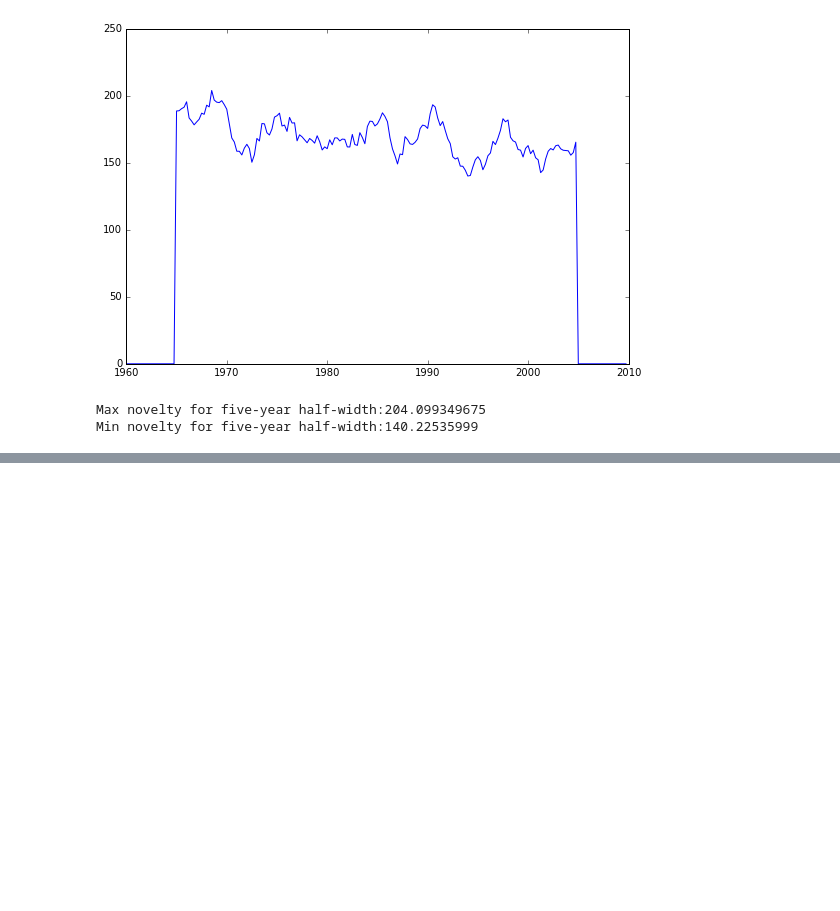
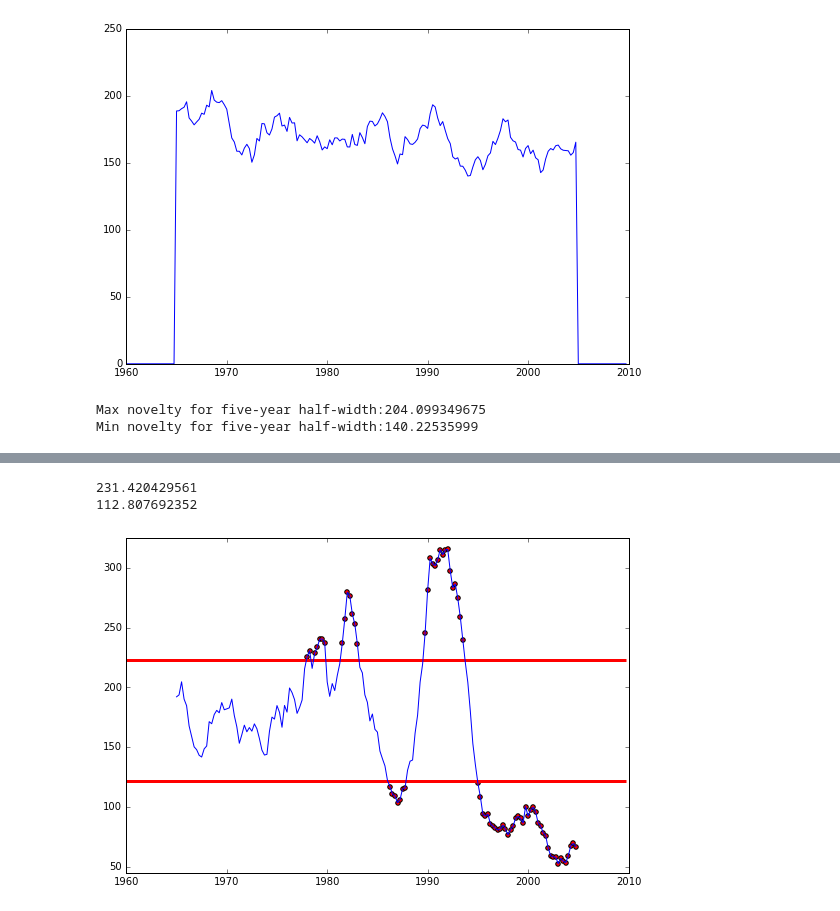
Before and after one commit to tedunderwood/changepoint, a Jupyter notebook: diagonal_permutation.ipynb, the cells around one changed output, grey strips where cells are left out. Cells and saved outputs as stored; diff of their text form; code cells hidden in the pictures; blank space fills up the shorter version.

```diff
--- a/diagonal_permutation.ipynb
+++ b/diagonal_permutation.ipynb
@@ -325,0 +326,28 @@ plt.show()
+# %%
+def zeroless_seq(thefilter, filtereda, filteredb):
+    thefilter = np.array(thefilter)
+    filtereda = np.array(filtereda)
+    filteredb = np.array(filteredb)
+    filtereda = filtereda[thefilter > 0]
+    filteredb = filteredb[thefilter > 0]
+    thefilter = thefilter[thefilter > 0]
+    return thefilter, filtereda, filteredb
+
+plt.clf()
+plt.axis([1960, 2010, 45, 325])
+novelties, significance, threshold01, threshold05, threshold95, threshold99 = permute_test(d, 5)
+novelties, years, significance = zeroless_seq(novelties, getyears(), significance)
+yplot = novelties[significance > 1]
+xplot = years[significance > 1]
+plt.scatter(xplot, yplot, c = 'red')
+plt.plot(years, novelties)
+years = getyears()
+startpoint = years[0]
+endpoint = years[199]
+plt.hlines(threshold05, startpoint, endpoint, 'r', linewidth = 3)
+plt.hlines(threshold95, startpoint, endpoint, 'r', linewidth = 3)
+plt.show()
+# %% [output]
+231.420429561
+112.807692352
+[figure, added]
```
Also changed, not shown: parts of 3 cells of this notebook, 1 other file.
